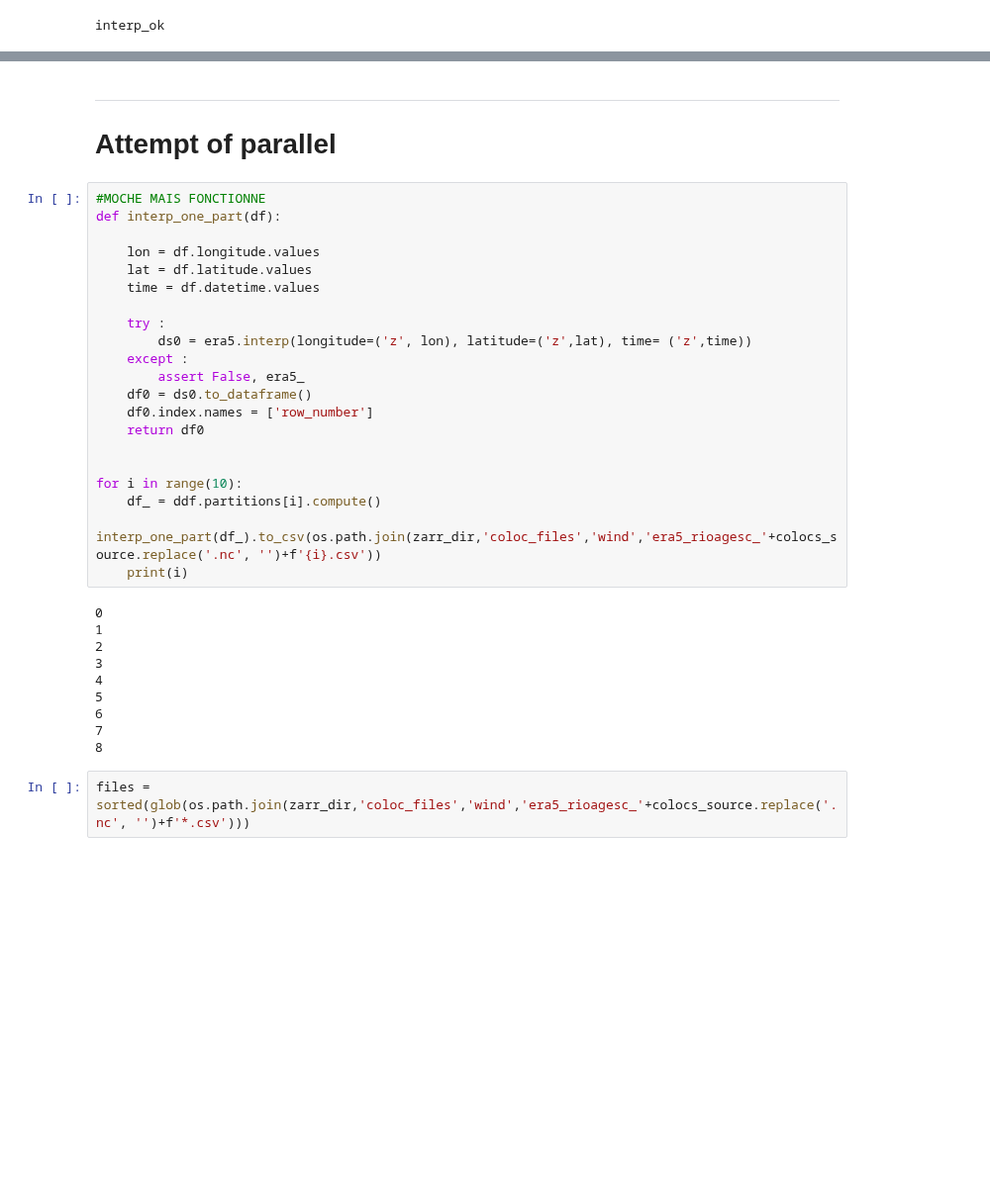
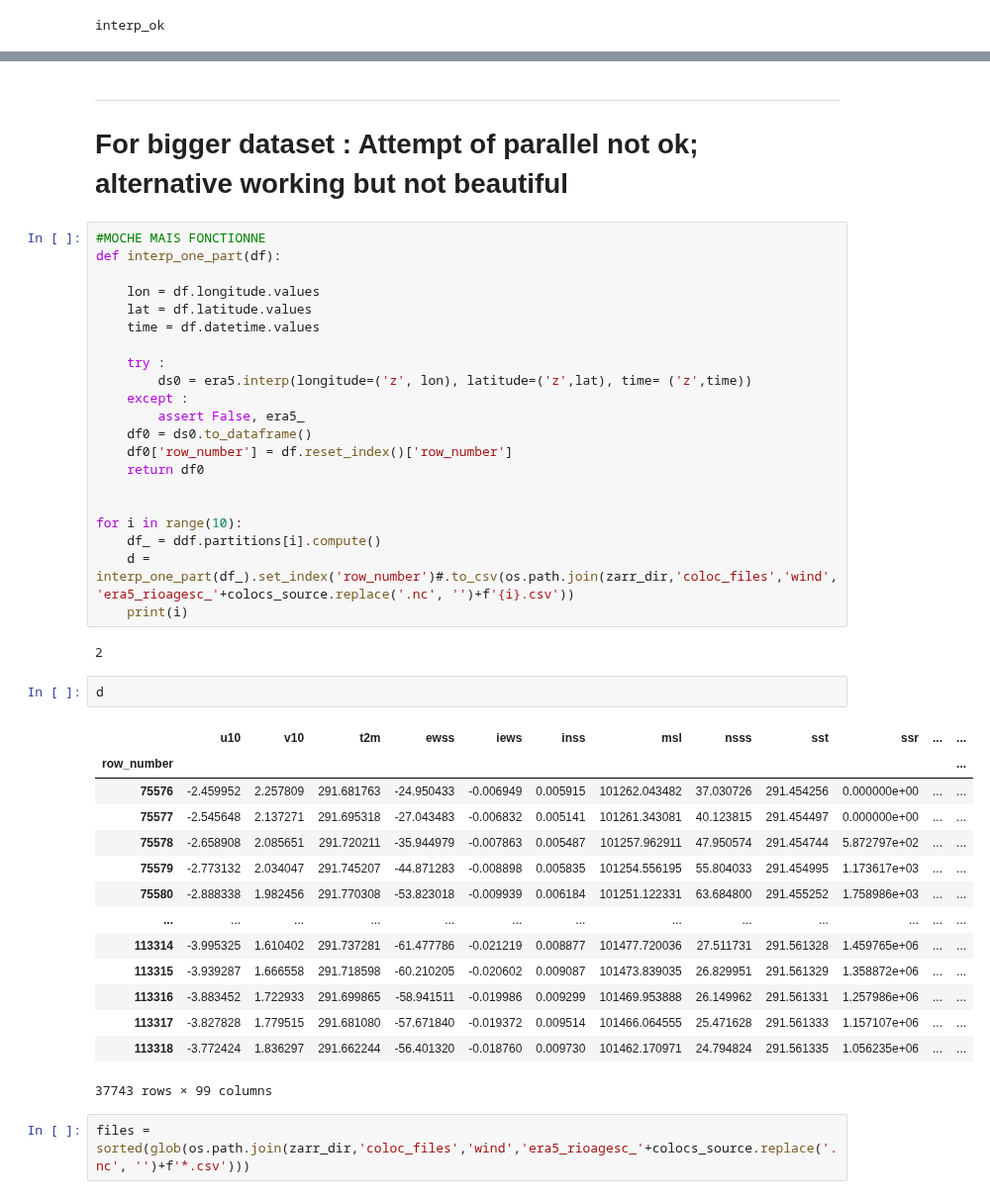
Before and after one commit to margot-demol/med_analysis, a Jupyter notebook: 02_coloc_files/04_csv_era5_coloc.ipynb, the cells around one changed output, grey strips where cells are left out. Shown at 99% size. Saved outputs shown, nothing was run; the diff lists cells and outputs as text; blank space fills up the shorter version.

```diff
--- a/02_coloc_files/04_csv_era5_coloc.ipynb
+++ b/02_coloc_files/04_csv_era5_coloc.ipynb
@@ -130,6 +133,6 @@ df0
 # %% [markdown]
 ______________
-# Attempt of parallel
+# For bigger dataset : Attempt of parallel not ok; alternative working but not beautiful
 # %%
 #MOCHE MAIS FONCTIONNE
 def interp_one_part(df):
@@ -143,24 +146,33 @@ def interp_one_part(df):
     except :
         assert False, era5_
     df0 = ds0.to_dataframe()
-    df0.index.names = ['row_number']
+    df0['row_number'] = df.reset_index()['row_number']
     return df0
 
 
 for i in range(10):
     df_ = ddf.partitions[i].compute()
-    interp_one_part(df_).to_csv(os.path.join(zarr_dir,'coloc_files','wind','era5_rioagesc_'+colocs_source.replace('.nc', '')+f'{i}.csv'))
+    d = interp_one_part(df_).set_index('row_number')#.to_csv(os.path.join(zarr_dir,'coloc_files','wind','era5_rioagesc_'+colocs_source.replace('.nc', '')+f'{i}.csv'))
     print(i)
 # %% [output]
-0
-1
 2
-3
-4
-5
-6
-7
-8
+# %%
+d
+# %% [output]
+|  | u10 | v10 | t2m | ewss | iews | inss | msl | nsss | sst | ssr | ... | ... |
+| row_number |  |  |  |  |  |  |  |  |  |  |  | ... |
+| 75576 | -2.459952 | 2.257809 | 291.681763 | -24.950433 | -0.006949 | 0.005915 | 101262.043482 | 37.030726 | 291.454256 | 0.000000e+00 | ... | ... |
+| 75577 | -2.545648 | 2.137271 | 291.695318 | -27.043483 | -0.006832 | 0.005141 | 101261.343081 | 40.123815 | 291.454497 | 0.000000e+00 | ... | ... |
+| 75578 | -2.658908 | 2.085651 | 291.720211 | -35.944979 | -0.007863 | 0.005487 | 101257.962911 | 47.950574 | 291.454744 | 5.872797e+02 | ... | ... |
+| 75579 | -2.773132 | 2.034047 | 291.745207 | -44.871283 | -0.008898 | 0.005835 | 101254.556195 | 55.804033 | 291.454995 | 1.173617e+03 | ... | ... |
+| 75580 | -2.888338 | 1.982456 | 291.770308 | -53.823018 | -0.009939 | 0.006184 | 101251.122331 | 63.684800 | 291.455252 | 1.758986e+03 | ... | ... |
+| ... | ... | ... | ... | ... | ... | ... | ... | ... | ... | ... | ... | ... |
+| 113314 | -3.995325 | 1.610402 | 291.737281 | -61.477786 | -0.021219 | 0.008877 | 101477.720036 | 27.511731 | 291.561328 | 1.459765e+06 | ... | ... |
+| 113315 | -3.939287 | 1.666558 | 291.718598 | -60.210205 | -0.020602 | 0.009087 | 101473.839035 | 26.829951 | 291.561329 | 1.358872e+06 | ... | ... |
+| 113316 | -3.883452 | 1.722933 | 291.699865 | -58.941511 | -0.019986 | 0.009299 | 101469.953888 | 26.149962 | 291.561331 | 1.257986e+06 | ... | ... |
+| 113317 | -3.827828 | 1.779515 | 291.681080 | -57.671840 | -0.019372 | 0.009514 | 101466.064555 | 25.471628 | 291.561333 | 1.157107e+06 | ... | ... |
+| 113318 | -3.772424 | 1.836297 | 291.662244 | -56.401320 | -0.018760 | 0.009730 | 101462.170971 | 24.794824 | 291.561335 | 1.056235e+06 | ... | ... |
+37743 rows × 99 columns
 # %%
 files = sorted(glob(os.path.join(zarr_dir,'coloc_files','wind','era5_rioagesc_'+colocs_source.replace('.nc', '')+f'*.csv')))
 # %%
```
Also changed, not shown: parts of 10 cells of this notebook, 15 other files.
